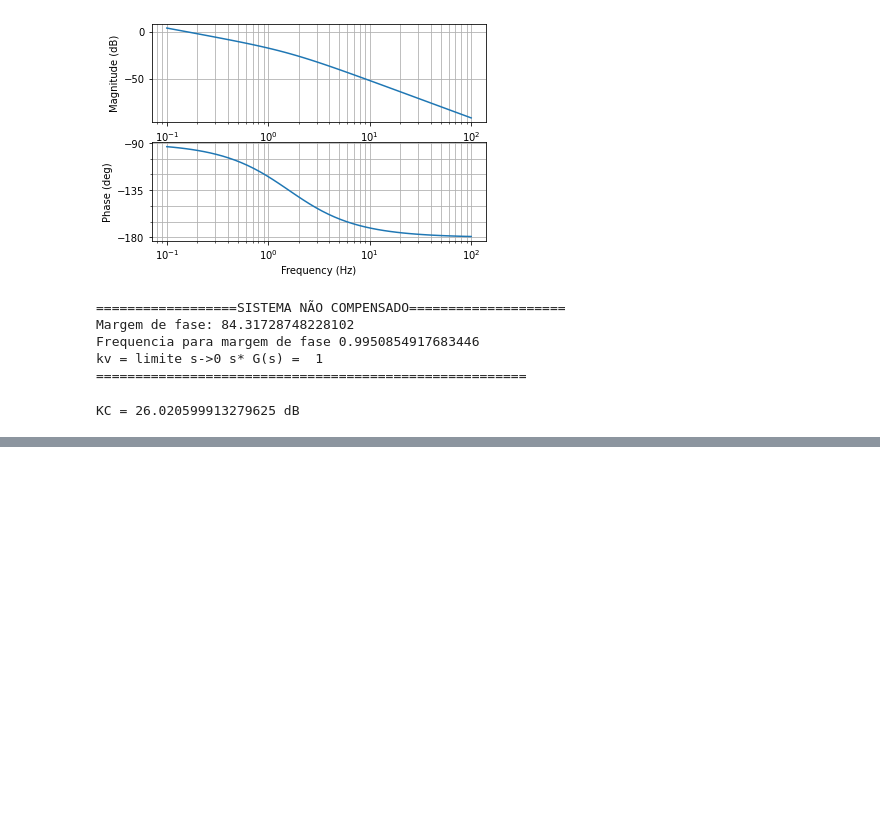
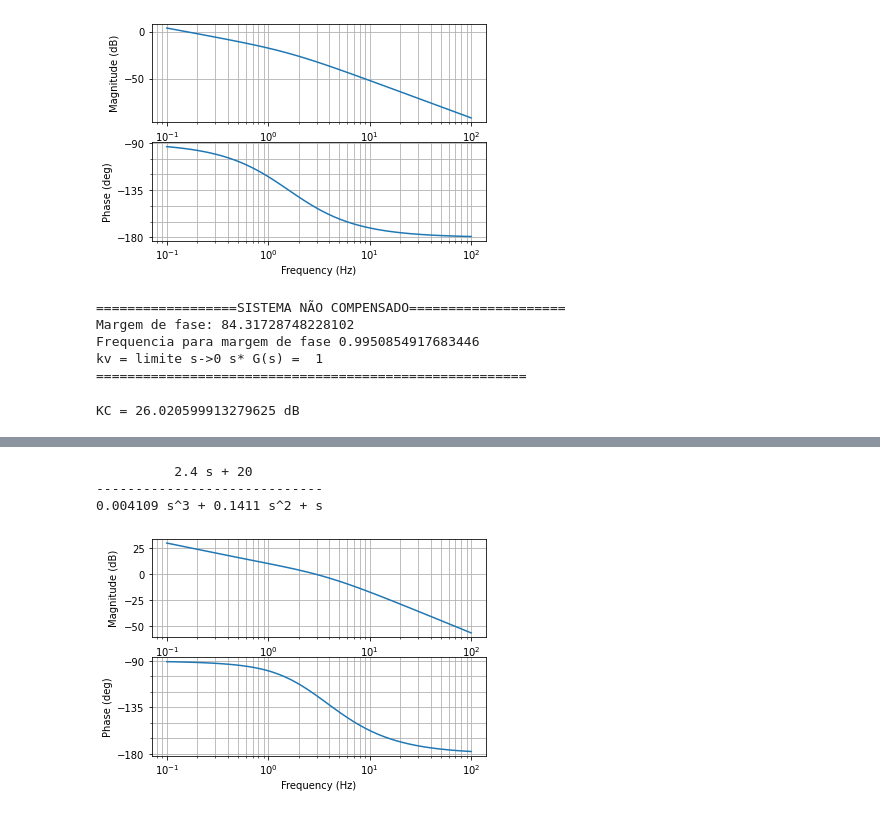
Before and after one commit to mfelippe/Python-Control-Systems, a Jupyter notebook: Projeto de Compensador no dominio da frequencia/trab_2_grupo_7.ipynb, the cells around one changed output, grey strips where cells are left out. Drawn from its saved outputs; the diff is of its cells as text; code cells hidden in the pictures; blank space fills up the shorter version.

```diff
--- a/Projeto de Compensador no dominio da frequencia/trab_2_grupo_7.ipynb
+++ b/Projeto de Compensador no dominio da frequencia/trab_2_grupo_7.ipynb
@@ -93,0 +165,12 @@ kv = limite s->0 s* G(s) =  20
+# %%
+#====================== sistema compensad0 ======================
+s_compensado = G_s * C_s
+print(s_compensado)
+
+magc, phasec, omegac = ctl.bode(s_compensado)
+gmc, pmc, wgc, wpc = ctl.margin(s_compensado)
+# %% [output]
+          2.4 s + 20
+-----------------------------
+0.004109 s^3 + 0.1411 s^2 + s
+[figure, added]
```
Also changed, not shown: parts of 12 cells of this notebook, 1 other file.
